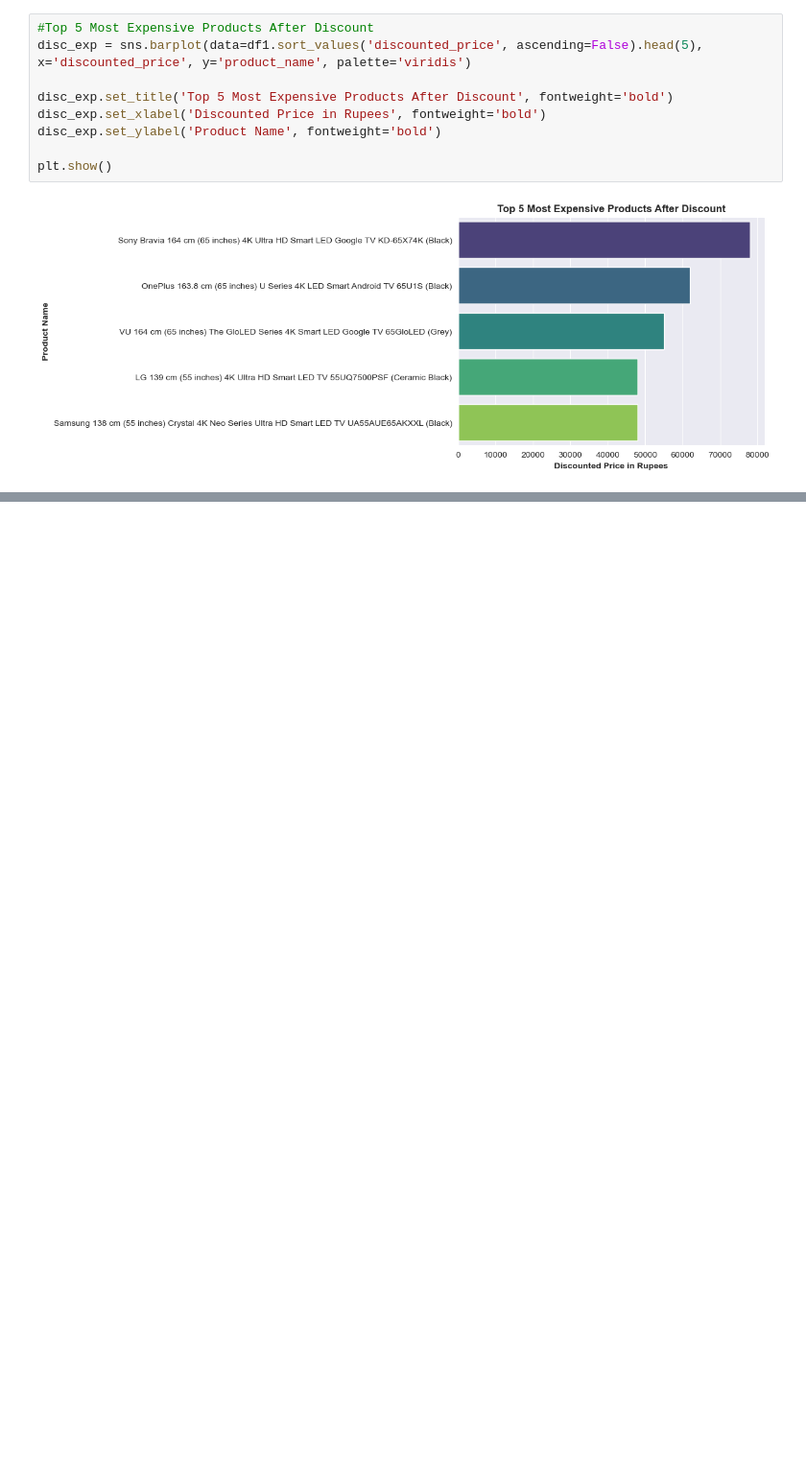
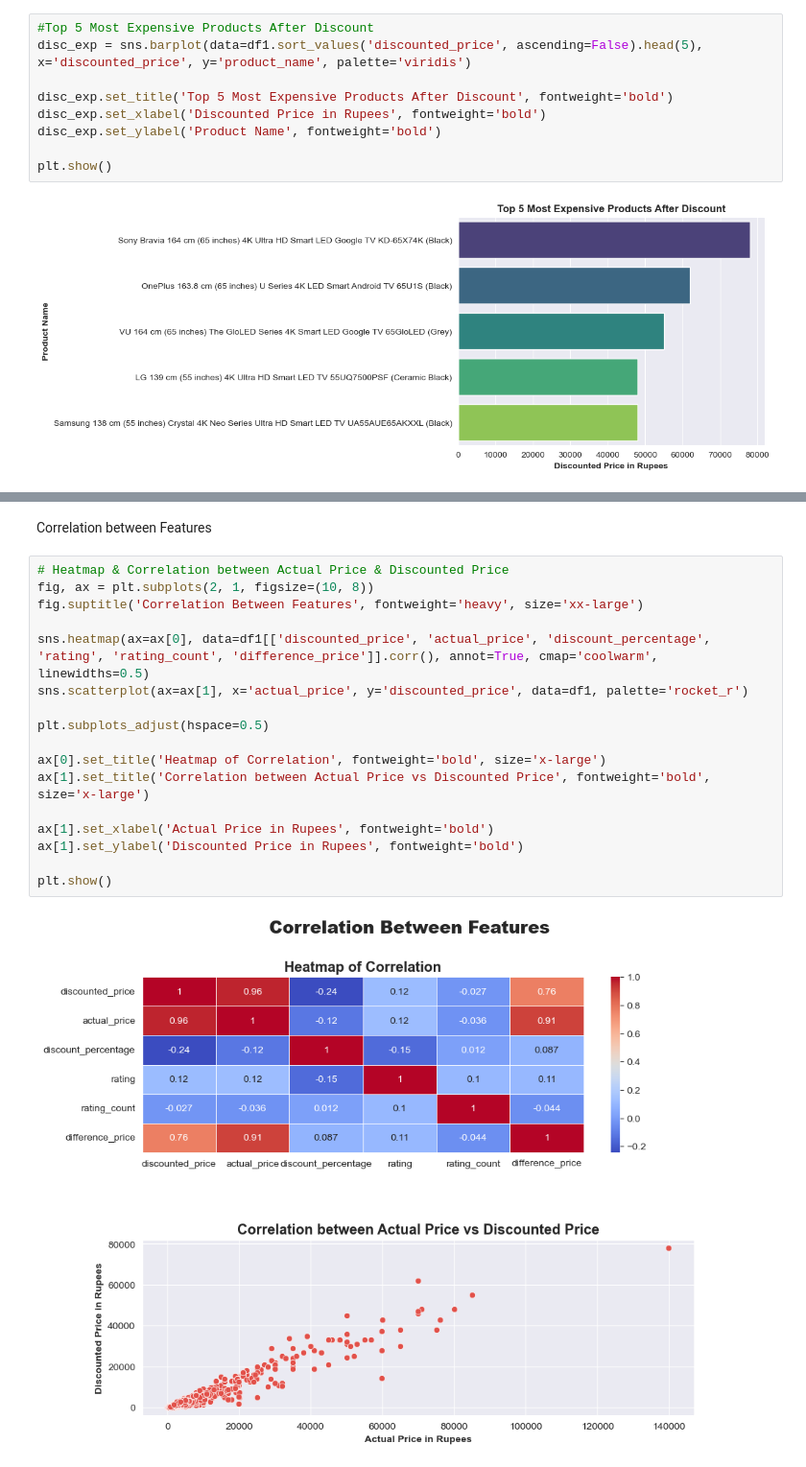
Before and after one commit to Seyone68/Amazon-Sales---Sentiment-Analysis, a Jupyter notebook: app/sales_eda.ipynb, the cells around one changed output, grey strips where cells are left out. Shown: that part at 96% size. Cells and saved outputs as stored; diff of their text form; blank space fills up the shorter version.

```diff
--- a/app/sales_eda.ipynb
+++ b/app/sales_eda.ipynb
@@ -487,0 +510,21 @@ plt.show()
+# %% [markdown]
+Correlation between Features
+# %%
+# Heatmap & Correlation between Actual Price & Discounted Price
+fig, ax = plt.subplots(2, 1, figsize=(10, 8))
+fig.suptitle('Correlation Between Features', fontweight='heavy', size='xx-large')
+
+sns.heatmap(ax=ax[0], data=df1[['discounted_price', 'actual_price', 'discount_percentage', 'rating', 'rating_count', 'difference_price']].corr(), annot=True, cmap='coolwarm', linewidths=0.5)
+sns.scatterplot(ax=ax[1], x='actual_price', y='discounted_price', data=df1, palette='rocket_r')
+
+plt.subplots_adjust(hspace=0.5)
+
+ax[0].set_title('Heatmap of Correlation', fontweight='bold', size='x-large')
+ax[1].set_title('Correlation between Actual Price vs Discounted Price', fontweight='bold', size='x-large')
+
+ax[1].set_xlabel('Actual Price in Rupees', fontweight='bold')
+ax[1].set_ylabel('Discounted Price in Rupees', fontweight='bold')
+
+plt.show()
+# %% [output]
+[figure, added]
```
Also changed, not shown: parts of 2 cells of this notebook.
